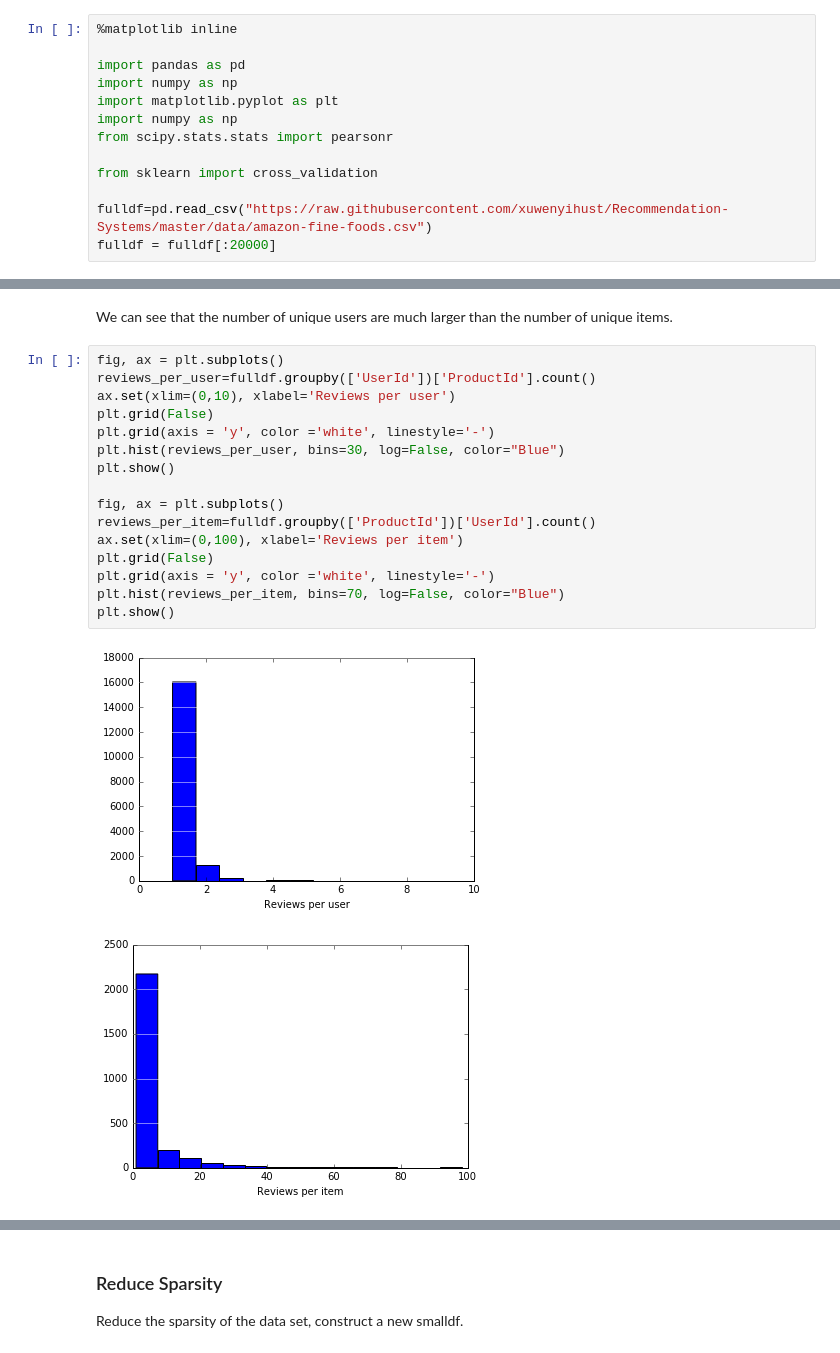
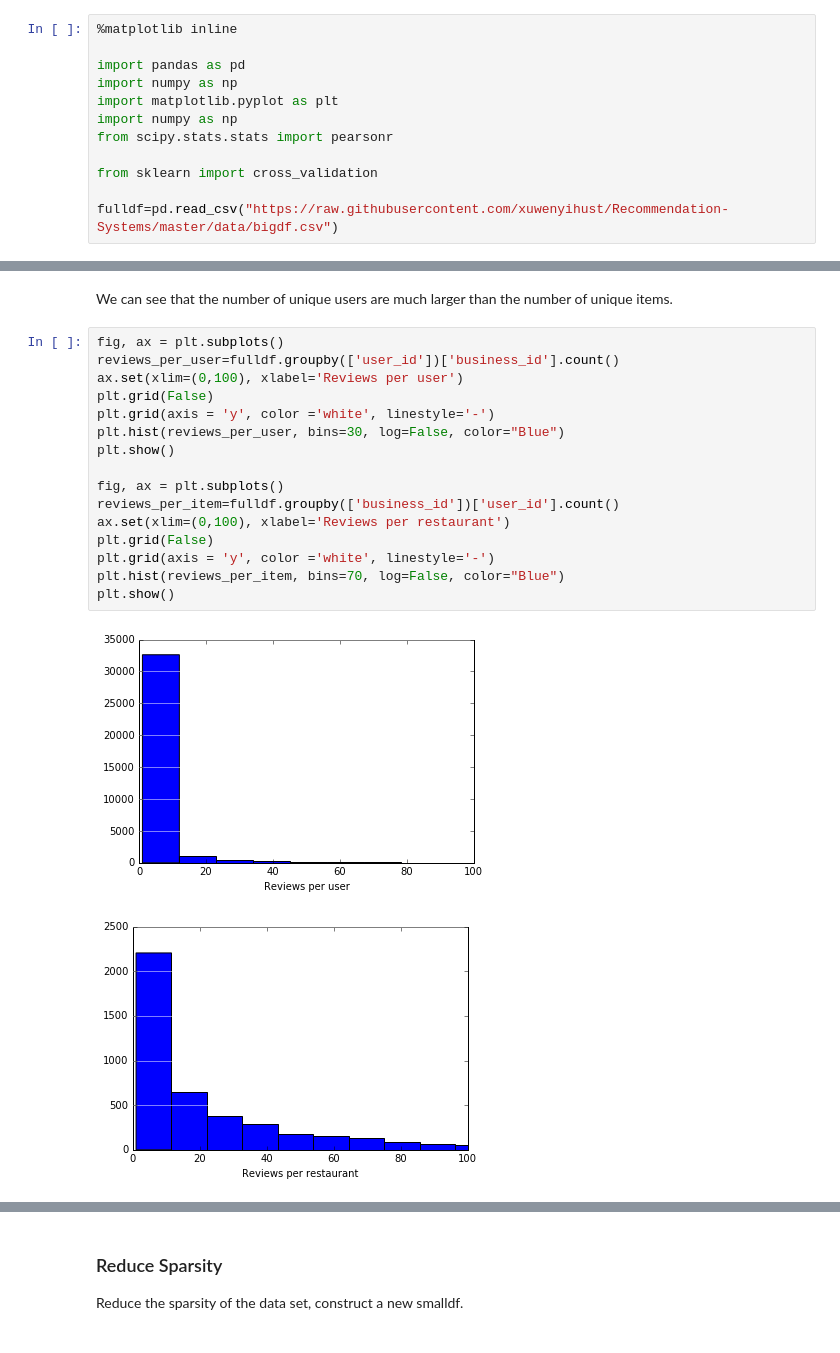
Before and after one commit to xuwenyihust/Recommender-Systems, a Jupyter notebook: user_based_cf/user_based_cf.ipynb, the cells around one changed output, grey strips where cells are left out. Cells and saved outputs as stored; diff of their text form.

```diff
--- a/user_based_cf/user_based_cf.ipynb
+++ b/user_based_cf/user_based_cf.ipynb
@@ -17,8 +17,7 @@ from scipy.stats.stats import pearsonr
 
 from sklearn import cross_validation
 
-fulldf=pd.read_csv("https://raw.githubusercontent.com/xuwenyihust/Recommendation-Systems/master/data/amazon-fine-foods.csv")
-fulldf = fulldf[:20000]
+fulldf=pd.read_csv("https://raw.githubusercontent.com/xuwenyihust/Recommendation-Systems/master/data/bigdf.csv")
 # %%
 print(fulldf.head(5))
 print(fulldf.shape)
@@ -54,21 +53,21 @@ print(fulldf['ProductId'].unique().shape)
 We can see that the number of unique users are much larger than the number of unique items.
 # %%
 fig, ax = plt.subplots()
-reviews_per_user=fulldf.groupby(['UserId'])['ProductId'].count()
-ax.set(xlim=(0,10), xlabel='Reviews per user')
+reviews_per_user=fulldf.groupby(['user_id'])['business_id'].count()
+ax.set(xlim=(0,100), xlabel='Reviews per user')
 plt.grid(False)
 plt.grid(axis = 'y', color ='white', linestyle='-')
 plt.hist(reviews_per_user, bins=30, log=False, color="Blue")
 plt.show()
 
 fig, ax = plt.subplots()
-reviews_per_item=fulldf.groupby(['ProductId'])['UserId'].count()
-ax.set(xlim=(0,100), xlabel='Reviews per item')
+reviews_per_item=fulldf.groupby(['business_id'])['user_id'].count()
+ax.set(xlim=(0,100), xlabel='Reviews per restaurant')
 plt.grid(False)
 plt.grid(axis = 'y', color ='white', linestyle='-')
 plt.hist(reviews_per_item, bins=70, log=False, color="Blue")
 plt.show()
 # %% [output]
-[figure, old version]
+[figure, new version]
-[figure, old version]
+[figure, new version]
 # %% [markdown]
```
Also changed, not shown: parts of 16 cells of this notebook.
